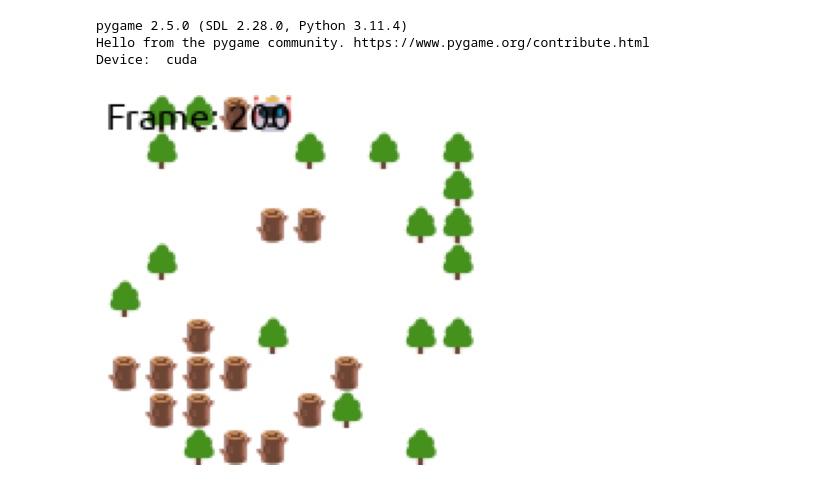
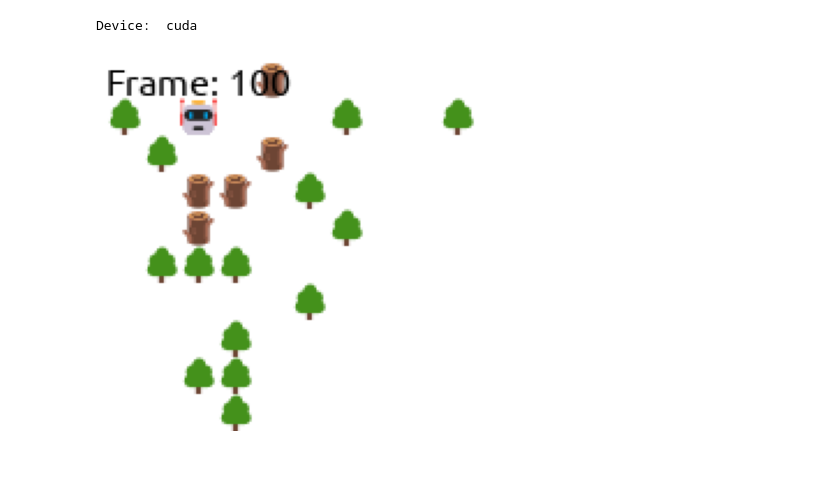
Before and after one commit to Liamdev631/gridworld_rl, a Jupyter notebook: render_DeepQ.ipynb, the cells around one changed output. Drawn from its saved outputs; the diff is of its cells as text; code cells hidden in the pictures.

```diff
--- a/render_DeepQ.ipynb
+++ b/render_DeepQ.ipynb
@@ -1,32 +1,25 @@
 # %%
 import torch
-from gridworld.agent import Agent
+from gridworld.agent import Agent, LoggerAgent
 from gridworld.rendering import run_simulation_with_rendering
 from gridworld.exploration import ExplorationMethod, Greedy
 from gridworld.tile_types import TileType
 from gridworld.world import LoggerTrainingWorld
 from models.ann import DeepQNet
 
 device = torch.device("cuda" if torch.cuda.is_available() else "cpu")
 print('Device: ', device)
 
-agent = Agent()
+agent: Agent = LoggerAgent()
+world = LoggerTrainingWorld()
 
-model_filename = 'policy_2023-07-19_04-28.pth'
-policy = DeepQNet()
+model_filename = 'output/policy_2023-07-19_13-53.pth'
+policy = DeepQNet(agent)
 policy.load_state_dict(torch.load(model_filename))
 policy = policy.to(device)
 
-instances = {
-    TileType.tree.value: 40,
-    TileType.log.value: 0
-}
-world = LoggerTrainingWorld()
-world.reset(instances)
-exploration_method: ExplorationMethod = Greedy(device)
-duration = run_simulation_with_rendering(policy, world, device, exploration_method, file_name='simuation.gif', frame_rate=6, max_duration=200);
+exploration_method: ExplorationMethod = Greedy(agent, device)
+duration = run_simulation_with_rendering(policy, world, agent, device, exploration_method, file_name=f'{model_filename}.gif', frame_rate=6, max_duration=100);
 # %% [output]
-pygame 2.5.0 (SDL 2.28.0, Python 3.11.4)
-Hello from the pygame community. https://www.pygame.org/contribute.html
 Device:  cuda
-[figure, old version]
+[figure, new version]
```
Also changed, not shown: 7 other files.
